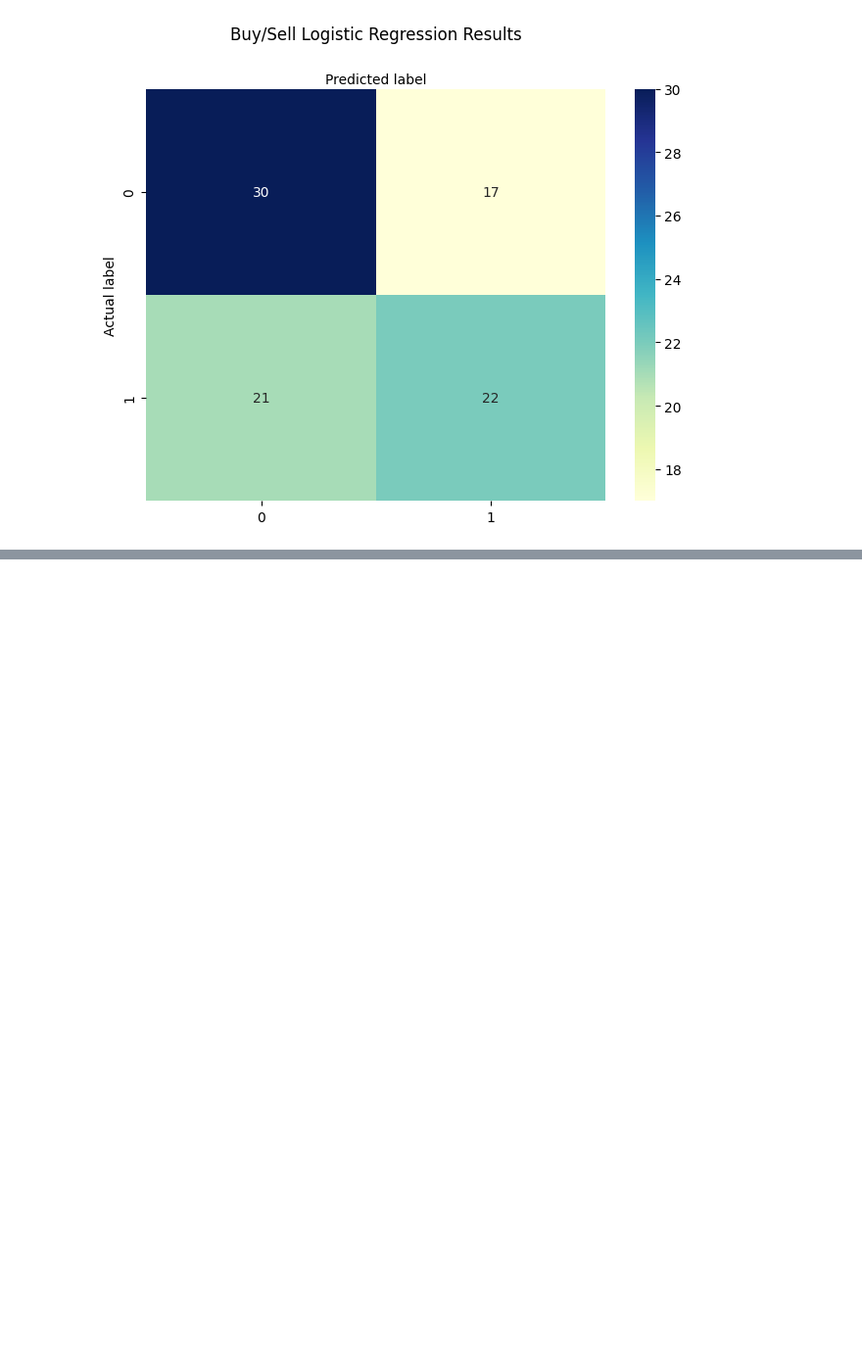
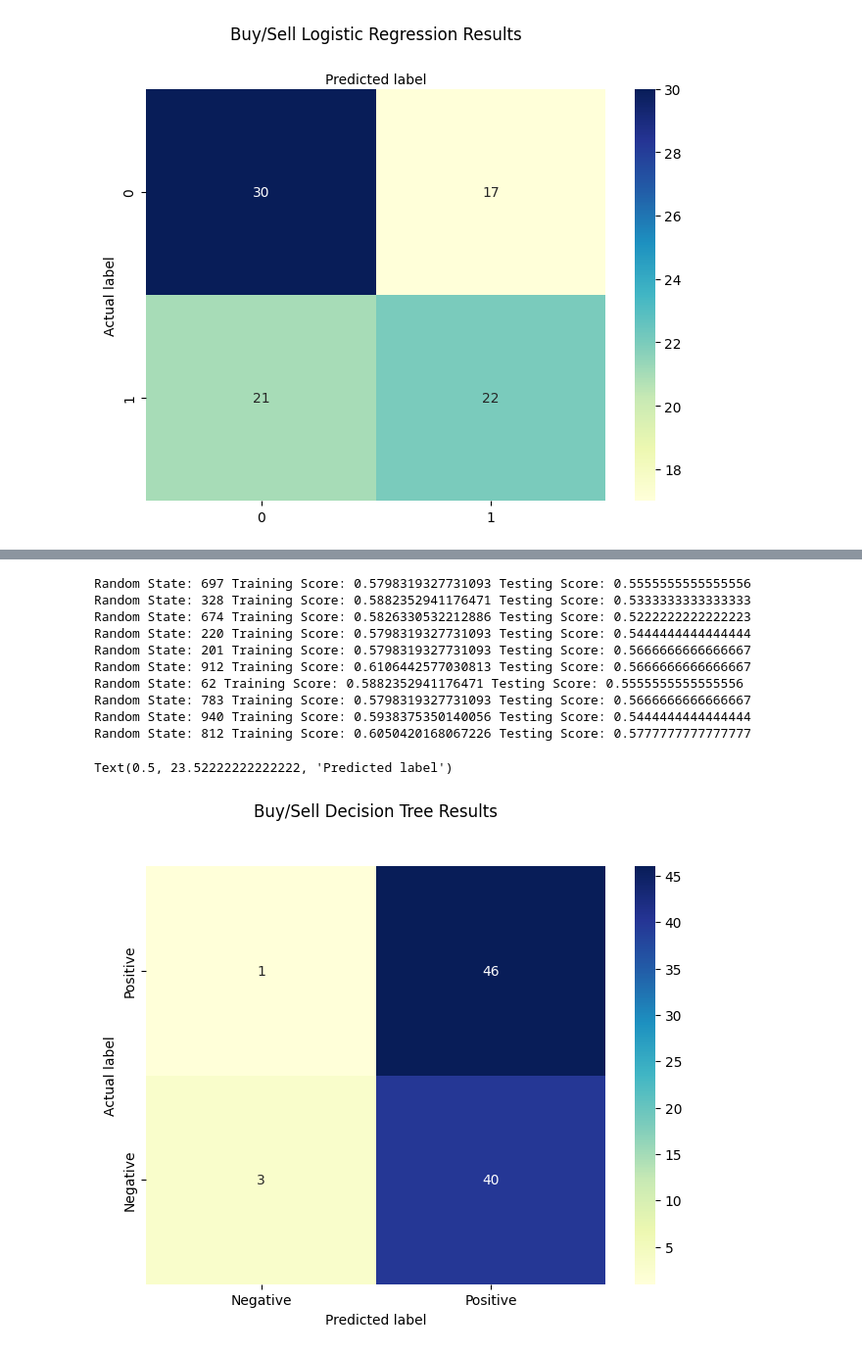
Before and after one commit to aeasy370/Twitter-Stock-Linear-Regression, a Jupyter notebook: change.ipynb, the cells around one changed output, grey strips where cells are left out. Shown at 98% size. Saved outputs shown, nothing was run; the diff lists cells and outputs as text; code cells hidden in the pictures; blank space fills up the shorter version.

```diff
--- a/change.ipynb
+++ b/change.ipynb
@@ -211,0 +247,39 @@ Text(0.5, 427.9555555555555, 'Predicted label')
+# %%
+#Decision Tree: Training and Testing for different random states
+import random as random
+from sklearn.metrics import confusion_matrix
+
+for i in range(10):
+    r = random.randint(0, 1000)
+    tree = DecisionTreeClassifier(max_depth = 5, max_features = 10, random_state=r)
+    tree.fit(binX_train, biny_train)
+    print("Random State: " + str(r) + " Training Score: " + str(tree.score(binX_train, biny_train)) + " Testing Score: " + str(tree.score(binX_test, biny_test)))
+
+y_pred = adaShort.predict(binX_test)
+
+confMat = confusion_matrix(biny_test, y_pred)
+
+sns.heatmap(pd.DataFrame(confMat), annot=True, cmap="YlGnBu" ,fmt='g', xticklabels = ["Negative", "Positive"], yticklabels = ["Positive", "Negative"])
+
+ax.xaxis.set_label_position("top")
+
+plt.tight_layout()
+
+plt.title('Buy/Sell Decision Tree Results', y=1.1)
+
+plt.ylabel('Actual label')
+
+plt.xlabel('Predicted label')
+# %% [output]
+Random State: 697 Training Score: 0.5798319327731093 Testing Score: 0.5555555555555556
+Random State: 328 Training Score: 0.5882352941176471 Testing Score: 0.5333333333333333
+Random State: 674 Training Score: 0.5826330532212886 Testing Score: 0.5222222222222223
+Random State: 220 Training Score: 0.5798319327731093 Testing Score: 0.5444444444444444
+Random State: 201 Training Score: 0.5798319327731093 Testing Score: 0.5666666666666667
+Random State: 912 Training Score: 0.6106442577030813 Testing Score: 0.5666666666666667
+Random State: 62 Training Score: 0.5882352941176471 Testing Score: 0.5555555555555556
+Random State: 783 Training Score: 0.5798319327731093 Testing Score: 0.5666666666666667
+Random State: 940 Training Score: 0.5938375350140056 Testing Score: 0.5444444444444444
+Random State: 812 Training Score: 0.6050420168067226 Testing Score: 0.5777777777777777
+Text(0.5, 23.52222222222222, 'Predicted label')
+[figure, added]
```
Also changed, not shown: parts of 18 cells of this notebook.
